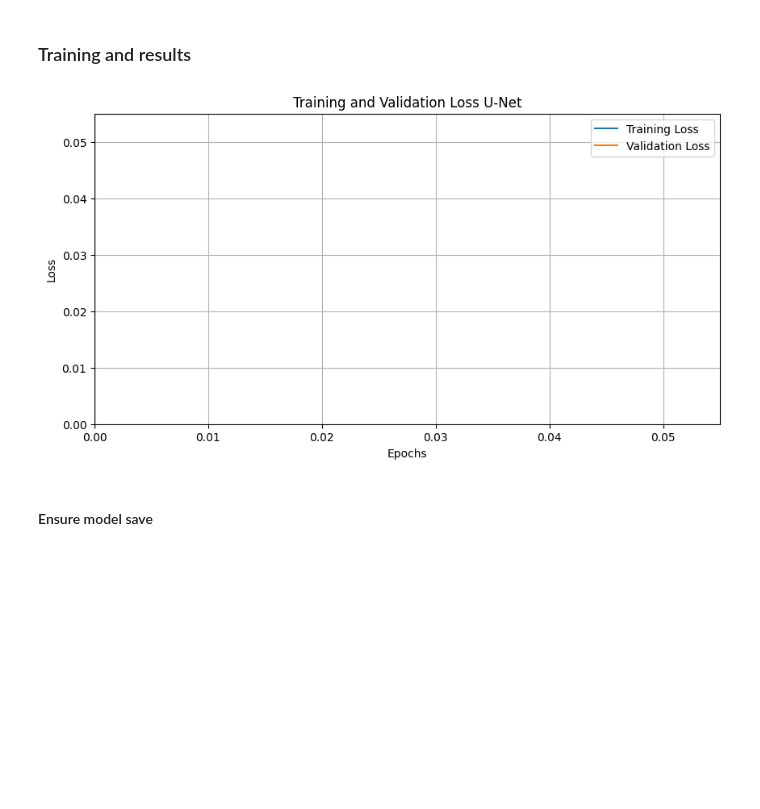
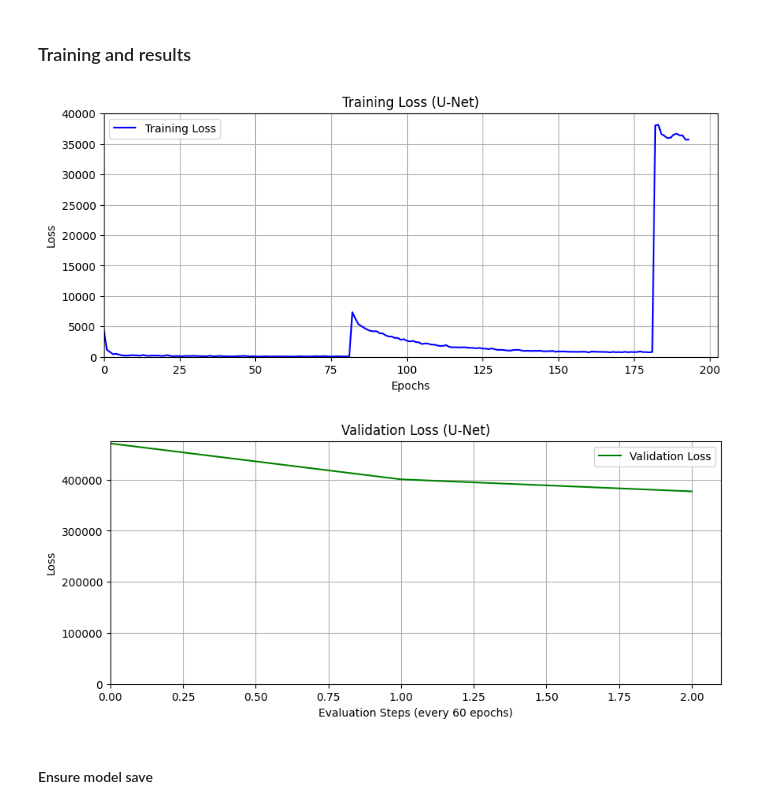
Before and after one commit to McQbis/BookScanner, a Jupyter notebook: server/ai_model/notebooks/train_model.ipynb, the cells around one changed output. Drawn from its saved outputs; the diff is of its cells as text; code cells hidden in the pictures; blank space fills up the shorter version.

```diff
--- a/server/ai_model/notebooks/train_model.ipynb
+++ b/server/ai_model/notebooks/train_model.ipynb
@@ -39,7 +32,7 @@ It is possible to set device where will be handle neural network. Image generato
 device = "cuda" if torch.cuda.is_available() else "cpu"
 generator = data_generator.DocumentImageGenerator("../src/assets/text.txt")
 
-nn_handler = neuralnet_handler.NeuralNetHandler(None, generator, device, 220, 0.01, 20)
+nn_handler = neuralnet_handler.NeuralNetHandler(None, generator, device, 3000, 0.01, 20)
 # %% [output]
 Using device: cpu
 Model is None. Please provide a valid model using set_model() method.
@@ -48,8 +65,4 @@ Model is None. Please provide a valid model using set_model() method.
 # %%
-import torch
-import torch.nn as nn
-import torch.nn.functional as F
-
 class UNetFlexible(nn.Module):
     def __init__(self, base_channels=64):
         super(UNetFlexible, self).__init__()
@@ -115,37 +128,47 @@ class UNetFlexible(nn.Module):
         return out
 
 
-model = UNetFlexible(base_channels=64)  # You can adjust base_channels as needed
+model = UNetFlexible()  # You can adjust base_channels as needed
 nn_handler.set_model(model, "unet_deform")
 # %% [markdown]
 #### Function for plotting results:
 # %%
-from IPython.display import clear_output
-
 def plot():
     # Clear the output before plotting
     clear_output(wait=True)
 
     # Plot training progress
-    plt.figure(figsize=(10, 5))
-    plt.plot(nn_handler.get_train_losses(), label='Training Loss')
-    plt.plot(nn_handler.get_val_losses(), label='Validation Loss')
+    plt.figure(figsize=(10, 4))
+    plt.plot(nn_handler.get_train_losses(), label='Training Loss', color='blue')
     plt.xlabel('Epochs')
     plt.ylabel('Loss')
+    plt.title('Training Loss (U-Net)')
+    plt.grid(True)
+    plt.legend()
     plt.xlim(left=0)
     plt.ylim(bottom=0)
+    plt.show()
+
+    # Plot validation progress
+    plt.figure(figsize=(10, 4))
+    plt.plot(nn_handler.get_val_losses(), label='Validation Loss', color='green')
+    plt.xlabel('Evaluation Steps (every 60 epochs)')
+    plt.ylabel('Loss')
+    plt.title('Validation Loss (U-Net)')
     plt.grid(True)
-    plt.title('Training and Validation Loss U-Net')
     plt.legend()
+    plt.xlim(left=0)
+    plt.ylim(bottom=0)
     plt.show()
 # %% [markdown]
 ### Training and results
 # %%
-nn_handler.train()
+nn_handler.train(resume_from_checkpoint=True)
 
 plot()
 # %% [output]
-[figure, old version]
+[figure, new version]
+[figure, added]
 # %% [markdown]
 #### Ensure model save
 # %%
```
Also changed, not shown: parts of 4 cells of this notebook, 13 other files.
